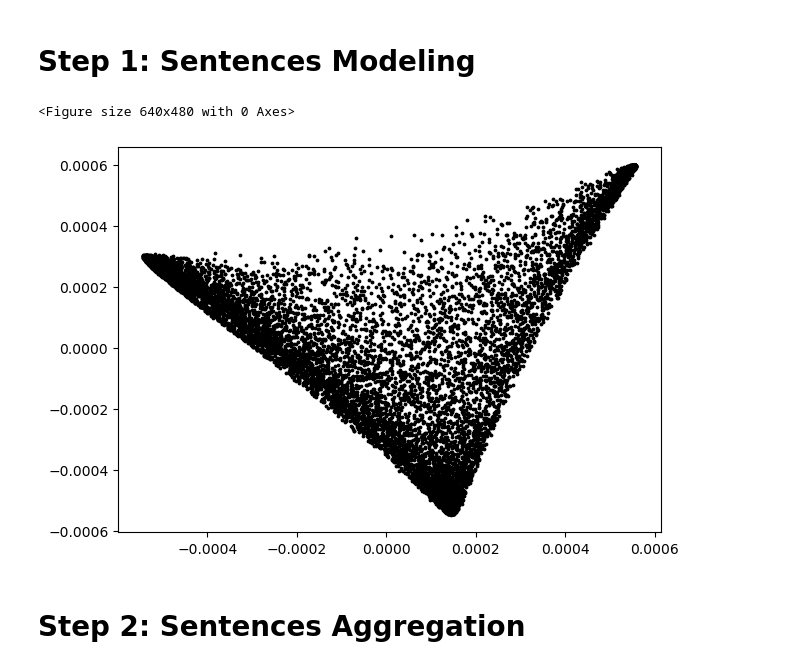
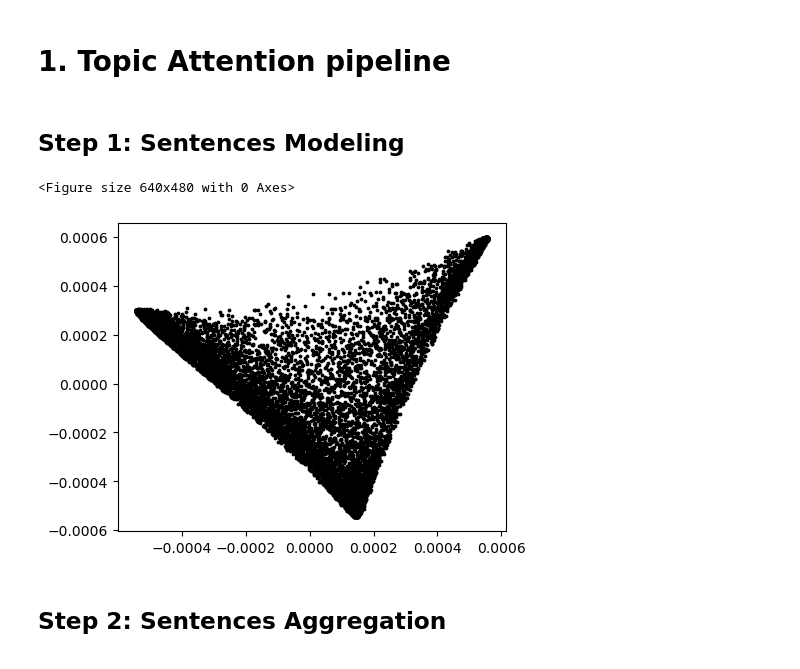
Before and after one commit to lealfp/labPLN, a Jupyter notebook: notebooks/topic_modeling/TopicAttention.ipynb, the cells around one changed output. Saved outputs shown, nothing was run; the diff lists cells and outputs as text; code cells hidden in the pictures.

```diff
--- a/notebooks/topic_modeling/TopicAttention.ipynb
+++ b/notebooks/topic_modeling/TopicAttention.ipynb
@@ -1,3 +1,5 @@
+# %% [markdown]
+# 1. Topic Attention pipeline
 # %%
 from wordcloud import WordCloud
 
@@ -21,7 +23,7 @@ class TopicModel:
 
 model = TopicModel()
 # %% [markdown]
-# Step 1: Sentences Modeling
+## Step 1: Sentences Modeling
 # %%
 import os.path
 
@@ -46,20 +48,19 @@ embeddings = language_model.encode(model.sentences)
 # %%
 from matplotlib import pyplot as plt
 from sklearn import manifold
 
 X_2d = manifold.SpectralEmbedding(n_components=2).fit_transform(embeddings)
 
 x = X_2d[:,0]
 y = X_2d[:,1]
 
 plt.clf()
-plt.figure(figsize=(7, 5))
+plt.figure(figsize=(5, 4))
 plt.scatter(x, y, color='black', s=3)
-plt.savefig(OUTPUT_PATH + 'sentence-embeddings-'+str(BERT_MODEL).replace('/','').replace('.','') + '.jpg', bbox_inches='tight')
-# plt.savefig(OUTPUT_PATH + 'sentence-embeddings-'+str(MODEL).replace('/','').replace('.','') + '.eps', bbox_inches='tight', format='eps')
+plt.savefig(OUTPUT_PATH + 'sentence-embeddings-'+str(BERT_MODEL).replace('/','').replace('.','') + '.eps', bbox_inches='tight', format='eps')
 # %% [output]
 <Figure size 640x480 with 0 Axes>
-[figure, old version]
+[figure, new version]
 # %% [markdown]
-# Step 2: Sentences Aggregation
+## Step 2: Sentences Aggregation
 # %%
```
Also changed, not shown: parts of 9 cells of this notebook.
